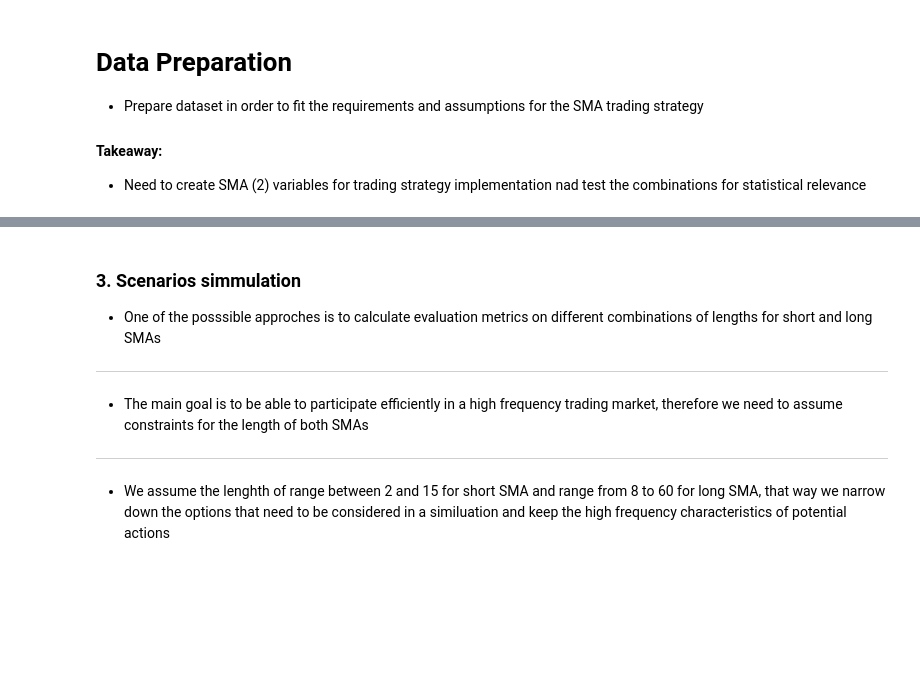
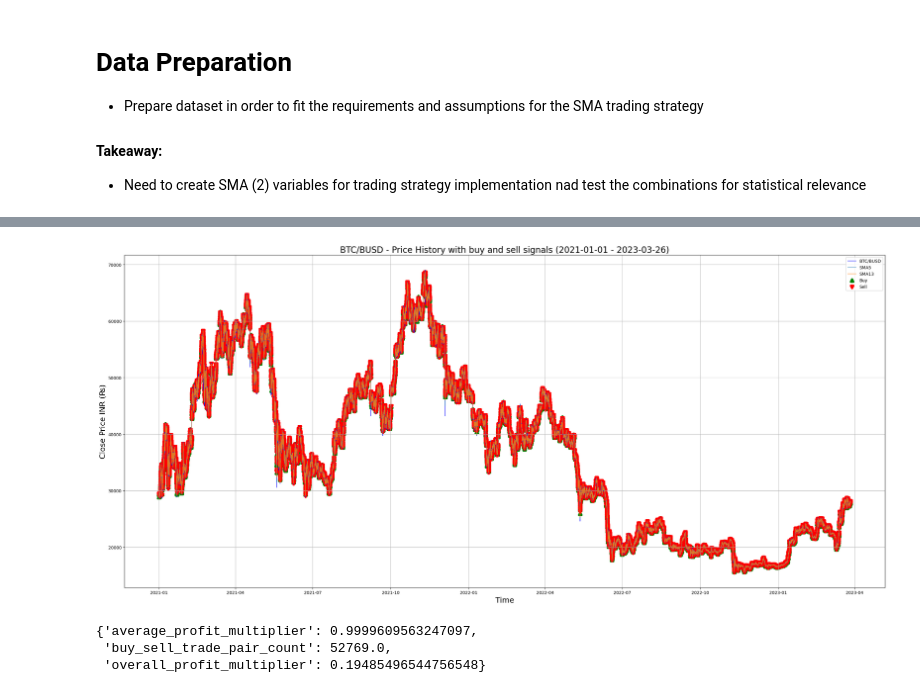
Before and after one commit to KrzysztofTrebicki/Trading-Bot, a Jupyter notebook: Notebooks/2.SMA analysis.ipynb, the cells around one changed output, grey strips where cells are left out. Cells and saved outputs as stored; diff of their text form; code cells hidden in the pictures; blank space fills up the shorter version.

```diff
--- a/Notebooks/2.SMA analysis.ipynb
+++ b/Notebooks/2.SMA analysis.ipynb
@@ -67,30 +17,0 @@ def SMA_data(df, SMA_short, SMA_long, start_date, end_date):
-# %%
-# Plot with of closing prices with BUY/SELL signals marked
-def plot_SMA(data, SMA_short, SMA_long, start_date, end_date):  # both dates need to be entered in a yyyy-mm-dd format
-
-    # Plot
-    fig, ax = plt.subplots(figsize=(26,12))
-    ax.plot(data['time'], data['close'], label = 'BTC/BUSD' ,linewidth=1 ,color='blue', alpha = 0.9)
-    ax.plot(data['time'], data['SMA_short'], label = f'SMA{SMA_short}', linewidth=1, alpha = 0.85)
-    ax.plot(data['time'], data['SMA_long'], label = f'SMA{SMA_long}', linewidth=1,  alpha = 0.85)
-    ax.scatter(data['time'], data['signals_buy'] , label = 'Buy' , marker = '^', color = 'green', alpha=1, linewidths=5)
-    ax.scatter(data['time'], data['signals_sell'] , label = 'Sell' , marker = 'v', color = 'red', alpha=1, linewidths=5)
-    ax.set_title(f'BTC/BUSD - Price History with buy and sell signals ({start_date} - {end_date})',fontsize=20)
-    ax.set_xlabel('Time' ,fontsize=18)
-    ax.set_ylabel('Close Price INR (₨)' , fontsize=18)
-    ax.legend()
-    ax.grid()
-    plt.tight_layout()
-    plt.show()
-# %%
-# Create evaluation metrics for differnt lengths of SMAs
-def evaluate_signals(df):
-    # Drop null values from
-    signals_buy = df["signals_buy"].dropna()
-    signals_sell = df["signals_sell"].dropna()
-    # Return evaluation metrics
-    return {
-        "average_profit_multiplier": signals_sell.mean() / signals_buy.mean(),
-        "buy_sell_trade_pair_count": (signals_buy.count() + signals_sell.count()) / 2,
-        "overall_profit_multiplier": (signals_sell.mean() / signals_buy.mean() - 1) * (signals_buy.count() + signals_sell.count()) / 2 + 1
-    }
@@ -165,10 +18,20 @@ print(evaluate_signals(evaluation_df))
-# %% [markdown]
-### 3. Scenarios simmulation
-- One of the posssible approches is to calculate evaluation metrics on different combinations of lengths for short and long SMAs
----
-- The main goal is to be able to participate efficiently in a high frequency trading market, therefore we need to assume constraints for the length of both SMAs
----
-- We assume the lenghth of range between 2 and 15 for short SMA and range from 8 to 60 for long SMA, that way we narrow down the options that need to be considered in a similuation and keep the high frequency characteristics of potential actions
+# %%
+# Plot SMA strategy and evaluate
+
+# Set parameters
+SMA_short = 5
+SMA_long = 13
+start_date = '2021-01-01'
+end_date = '2023-03-26'
+# Plot
+plot_SMA(raw_df.copy(), SMA_short, SMA_long, start_date, end_date)
+# Evaluate strategy settings
+evaluate_signals(SMA_data(raw_df.copy(), SMA_short, SMA_long))
+# %% [output]
+[figure, added]
+{'average_profit_multiplier': 0.9999609563247097,
+ 'buy_sell_trade_pair_count': 52769.0,
+ 'overall_profit_multiplier': 0.19485496544756548}
 # %%
 # Create lists with ranges of SMAs values for combinations calculation
 
```
Also changed, not shown: parts of 15 cells of this notebook, 1 other file.
